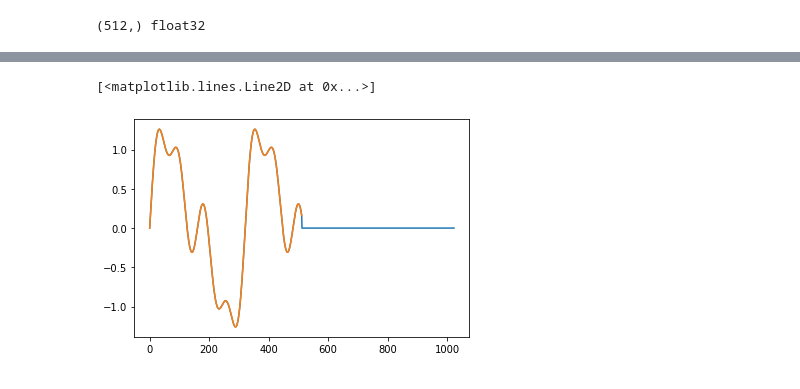
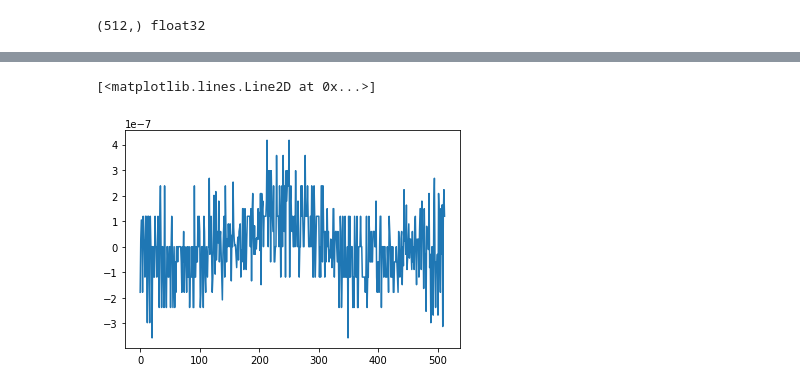
Before and after one commit to ik9702/cfft_practice, a Jupyter notebook: test.ipynb, the cells around one changed output, grey strips where cells are left out. Cells and saved outputs as stored; diff of their text form; code cells hidden in the pictures.

```diff
--- a/test.ipynb
+++ b/test.ipynb
@@ -49,6 +56,5 @@ print(rec.shape, rec.dtype)
 # %%
-plt.plot(rec)
-plt.plot(sample)
+plt.plot(rec[:512] - sample)
 # %% [output]
 [<matplotlib.lines.Line2D at 0x...>]
-[figure, old version]
+[figure, new version]
```
Also changed, not shown: parts of 4 cells of this notebook, 5 other files.
